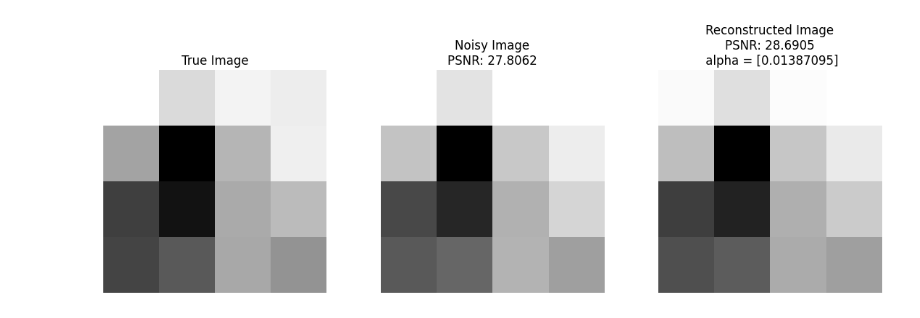
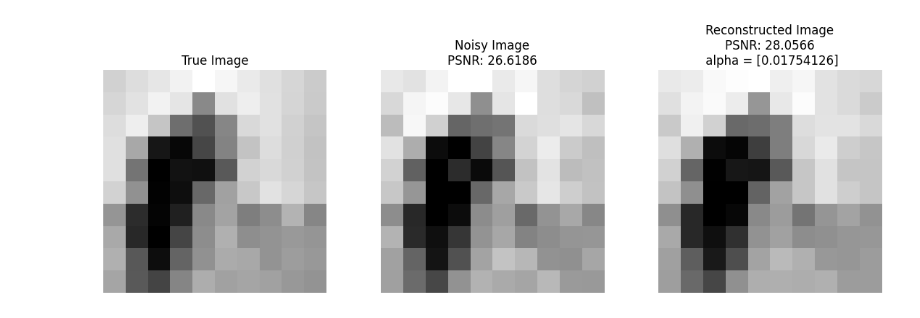
Before and after one commit to dvillacis/bimpcc_2, a Jupyter notebook: notebook/tvq_denosing.ipynb, the cells around one changed output. Cells and saved outputs as stored; diff of their text form; code cells hidden in the pictures.

```diff
--- a/notebook/tvq_denosing.ipynb
+++ b/notebook/tvq_denosing.ipynb
@@ -30,7 +30,7 @@ def plot_experiment(true,noisy,u, alpha):
 
     plt.show()
 # %%
-scale = 4
+scale = 10
 # %%
 dataset = get_dataset("cameraman",scale=scale)
 true, noisy = dataset.get_training_data()
@@ -230,7 +230,7 @@ Numbe
 # %%
 u_mpcc, q_mpcc, r_mpcc, delta_mpcc, theta_mpcc, alpha_mpcc = mpcc_model.objective_func.parse_vars(x_opt_mpcc)
 # %%
-u_mpcc = u_mpcc.reshape((scale,scale))
-plot_experiment(true,noisy,u_mpcc,alpha_mpcc)
+u_mpcc_scaled = u_mpcc.reshape((scale,scale))
+plot_experiment(true,noisy,u_mpcc_scaled,alpha_mpcc)
 # %% [output]
-[figure, old version]
+[figure, new version]
```
Also changed, not shown: parts of 9 cells of this notebook, 1 other file.
